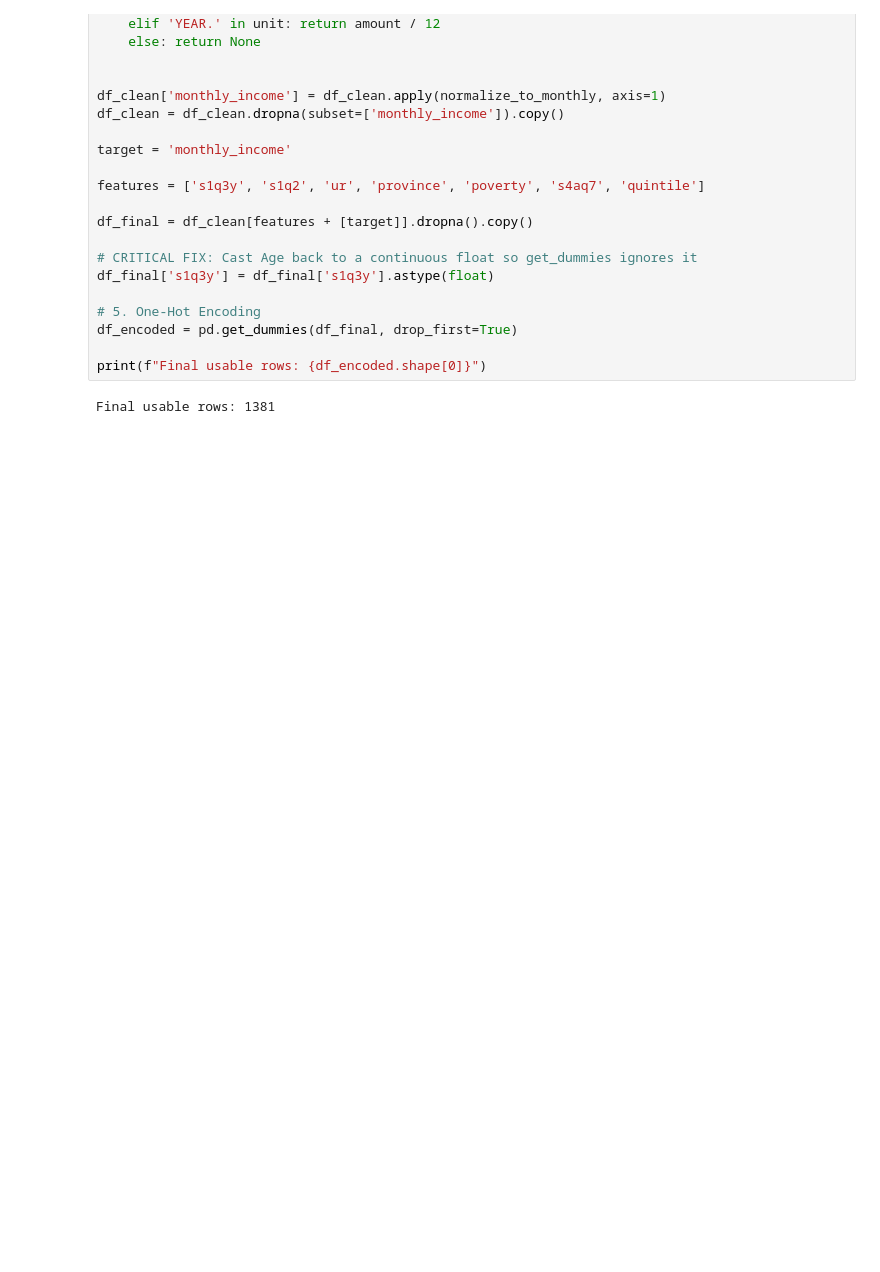
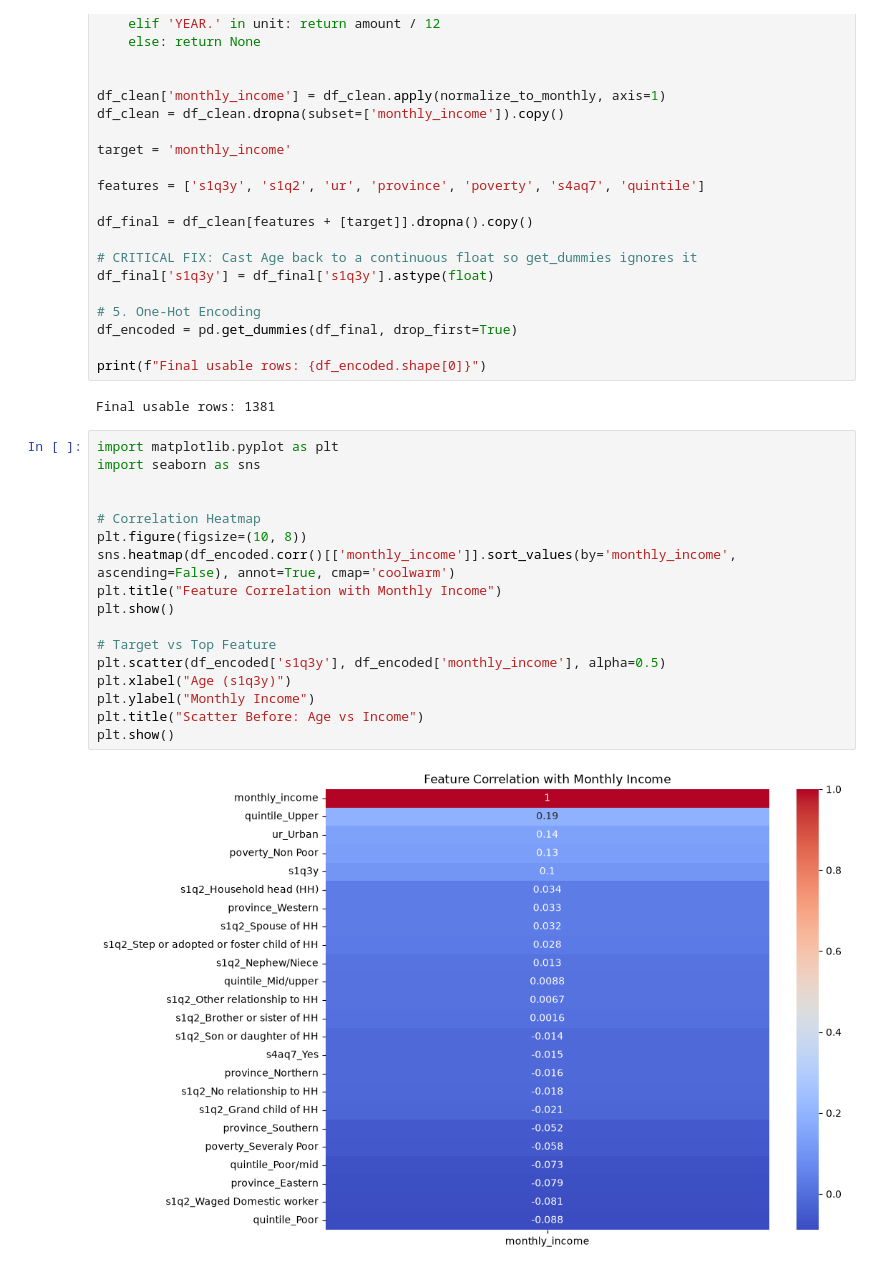
Before and after one commit to boaziza/linear_regression_model, a Jupyter notebook: summative/linear_regression/multivariate.ipynb, the cells around one changed output. Cells and saved outputs as stored; diff of their text form; blank space fills up the shorter version.

Commit message:
Correlation and loss curve reveals

```diff
--- a/summative/linear_regression/multivariate.ipynb
+++ b/summative/linear_regression/multivariate.ipynb
@@ -60,3 +62,22 @@ df_encoded = pd.get_dummies(df_final, drop_first=True)
 print(f"Final usable rows: {df_encoded.shape[0]}")
 # %% [output]
 Final usable rows: 1381
+# %%
+import matplotlib.pyplot as plt
+import seaborn as sns
+
+
+# Correlation Heatmap
+plt.figure(figsize=(10, 8))
+sns.heatmap(df_encoded.corr()[['monthly_income']].sort_values(by='monthly_income', ascending=False), annot=True, cmap='coolwarm')
+plt.title("Feature Correlation with Monthly Income")
+plt.show()
+
+# Target vs Top Feature
+plt.scatter(df_encoded['s1q3y'], df_encoded['monthly_income'], alpha=0.5)
+plt.xlabel("Age (s1q3y)")
+plt.ylabel("Monthly Income")
+plt.title("Scatter Before: Age vs Income")
+plt.show()
+# %% [output]
+[figure, added]
```
Also changed, not shown: parts of 6 cells of this notebook.
